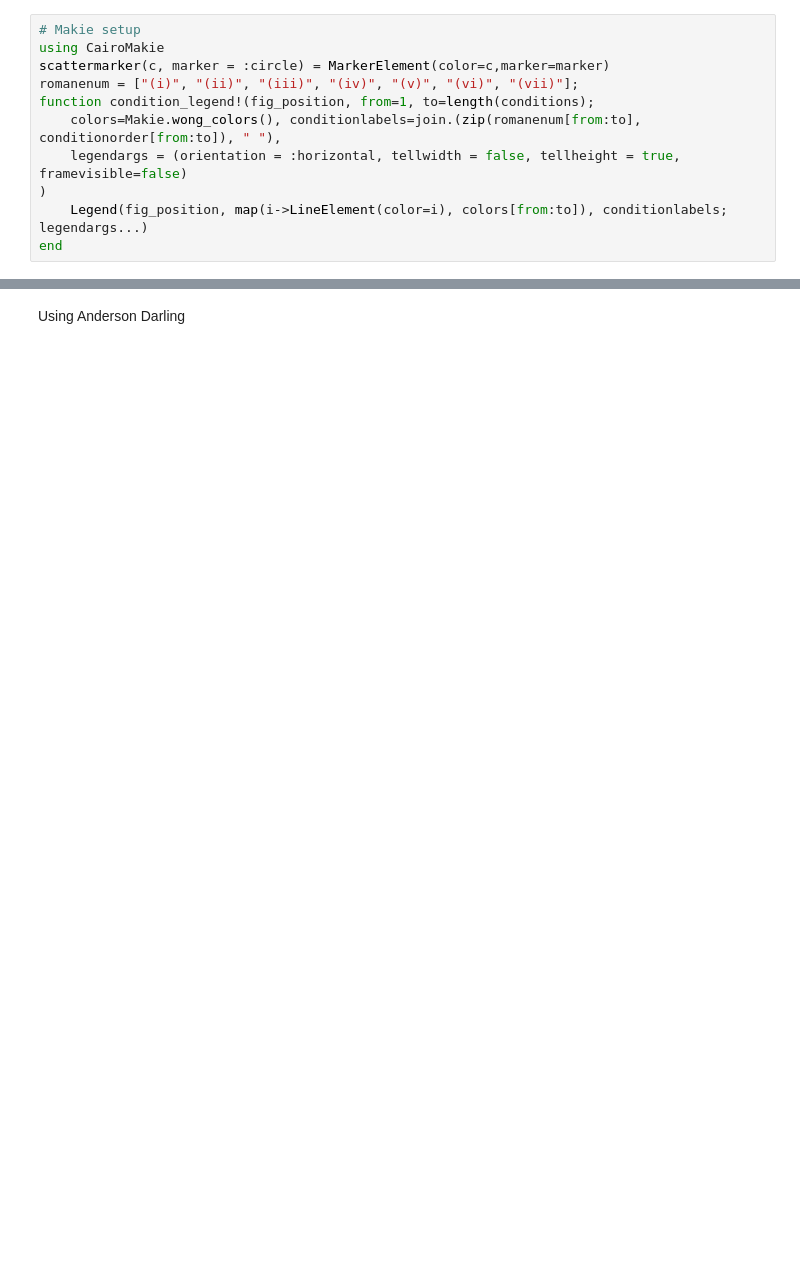
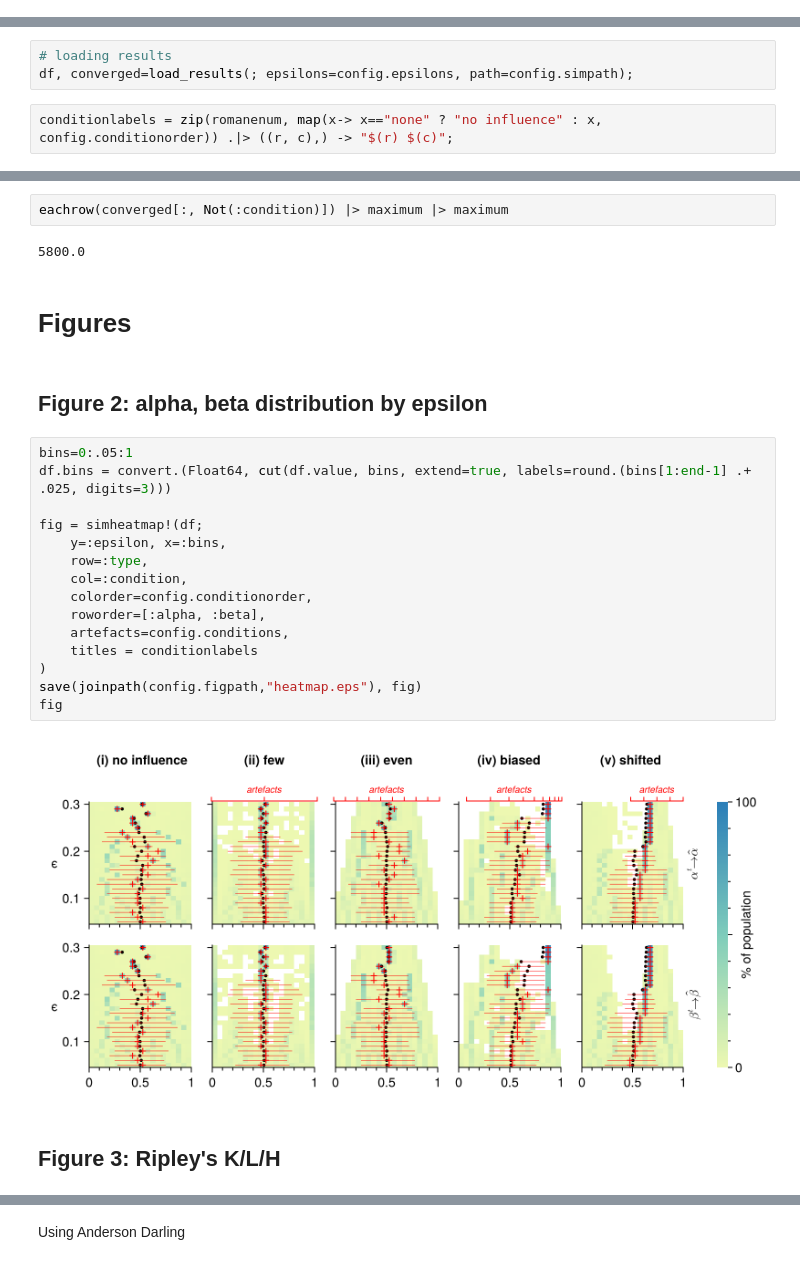
Before and after one commit to ethz-coss/artefacts-and-worldview, a Jupyter notebook: artefact_influence.ipynb, the cells around one changed output, grey strips where cells are left out. Saved outputs shown, nothing was run; the diff lists cells and outputs as text; blank space fills up the shorter version.

```diff
--- a/artefact_influence.ipynb
+++ b/artefact_influence.ipynb
@@ -72,11 +0,0 @@ LatexTableFormat("\\toprule", "\\midrule", "\\hline", "\\bottomrule", "", "", ""
-# %%
-# Makie setup
-using CairoMakie
-scattermarker(c, marker = :circle) = MarkerElement(color=c,marker=marker)
-romanenum = ["(i)", "(ii)", "(iii)", "(iv)", "(v)", "(vi)", "(vii)"];
-function condition_legend!(fig_position, from=1, to=length(conditions);
-    colors=Makie.wong_colors(), conditionlabels=join.(zip(romanenum[from:to], conditionorder[from:to]), " "),
-    legendargs = (orientation = :horizontal, tellwidth = false, tellheight = true, framevisible=false)
-)
-    Legend(fig_position, map(i->LineElement(color=i), colors[from:to]), conditionlabels; legendargs...)
-end
@@ -247,0 +7,5 @@ end
+# %%
+# loading results
+df, converged=load_results(; epsilons=config.epsilons, path=config.simpath);
+# %%
+conditionlabels = zip(romanenum, map(x-> x=="none" ? "no influence" : x, config.conditionorder)) .|> ((r, c),) -> "$(r) $(c)";
@@ -247,0 +26,27 @@ end
+# %%
+eachrow(converged[:, Not(:condition)]) |> maximum |> maximum
+# %% [output]
+5800.0
+# %% [markdown]
+# Figures
+# %% [markdown]
+## Figure 2: alpha, beta distribution by epsilon
+# %%
+bins=0:.05:1
+df.bins = convert.(Float64, cut(df.value, bins, extend=true, labels=round.(bins[1:end-1] .+ .025, digits=3)))
+
+fig = simheatmap!(df;
+    y=:epsilon, x=:bins,
+    row=:type,
+    col=:condition,
+    colorder=config.conditionorder,
+    roworder=[:alpha, :beta],
+    artefacts=config.conditions,
+    titles = conditionlabels
+)
+save(joinpath(config.figpath,"heatmap.eps"), fig)
+fig
+# %% [output]
+[figure, added]
+# %% [markdown]
+## Figure 3: Ripley's K/L/H
```
Also changed, not shown: parts of 42 cells of this notebook, 9 other files.
